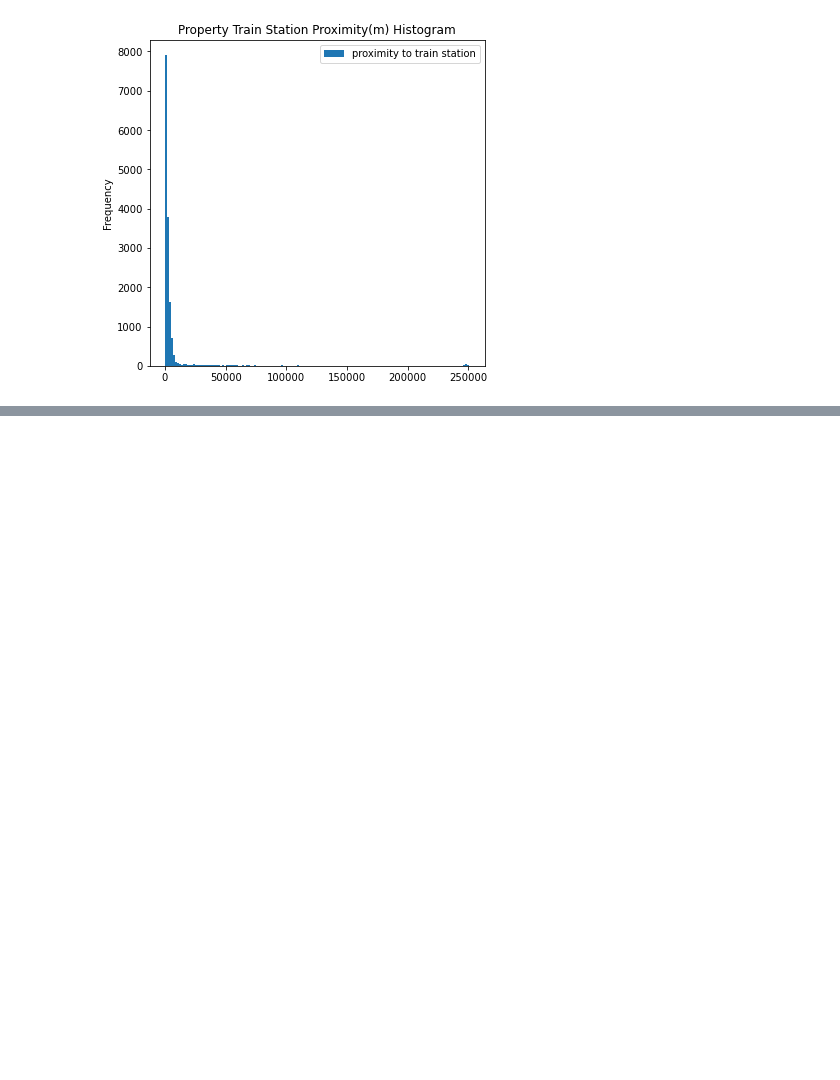
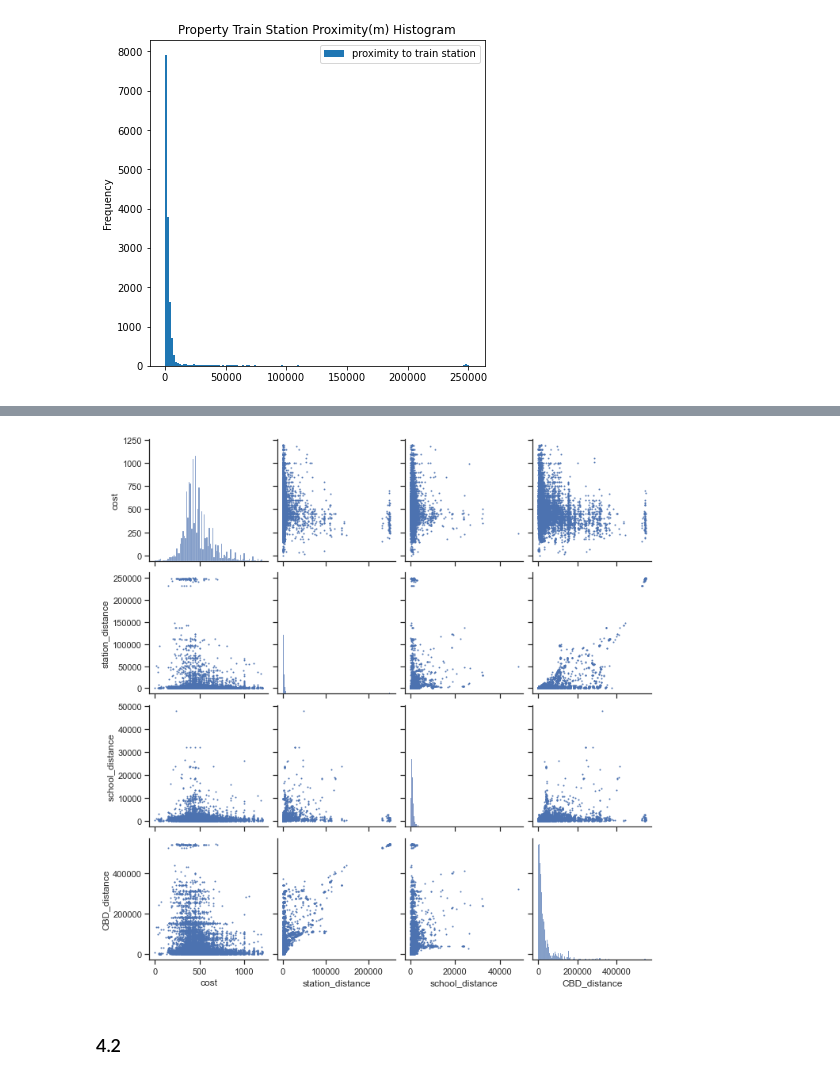
Before and after one commit to MAST30034-Applied-Data-Science/generic-real-estate-consulting-project-group-6, a Jupyter notebook: notebooks/summary_notebook.ipynb, the cells around one changed output, grey strips where cells are left out. Cells and saved outputs as stored; diff of their text form; code cells hidden in the pictures; blank space fills up the shorter version.

```diff
--- a/notebooks/summary_notebook.ipynb
+++ b/notebooks/summary_notebook.ipynb
@@ -336,0 +470,8 @@ ax_train = proximity_train.plot.hist(bins=150,
+# %%
+COL_FITTER = ['cost', 'station_distance',	'school_distance',	'CBD_distance'] # Select features
+sns.set(style="ticks", color_codes=True)
+p_plot = sns.pairplot(property_1_plot[COL_FITTER], plot_kws=dict(s=1, edgecolor="b", linewidth=1)) # scatter plot of total data
+# %% [output]
+[figure, added]
+# %% [markdown]
+### 4.2
```
Also changed, not shown: parts of 21 cells of this notebook, 9 other files.
